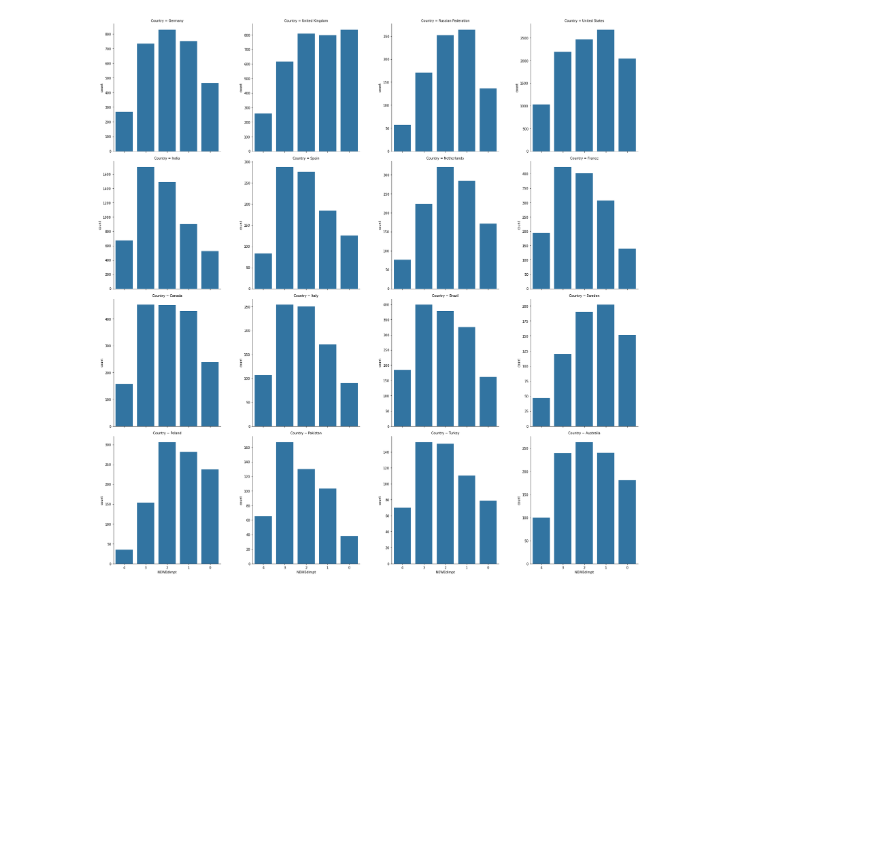
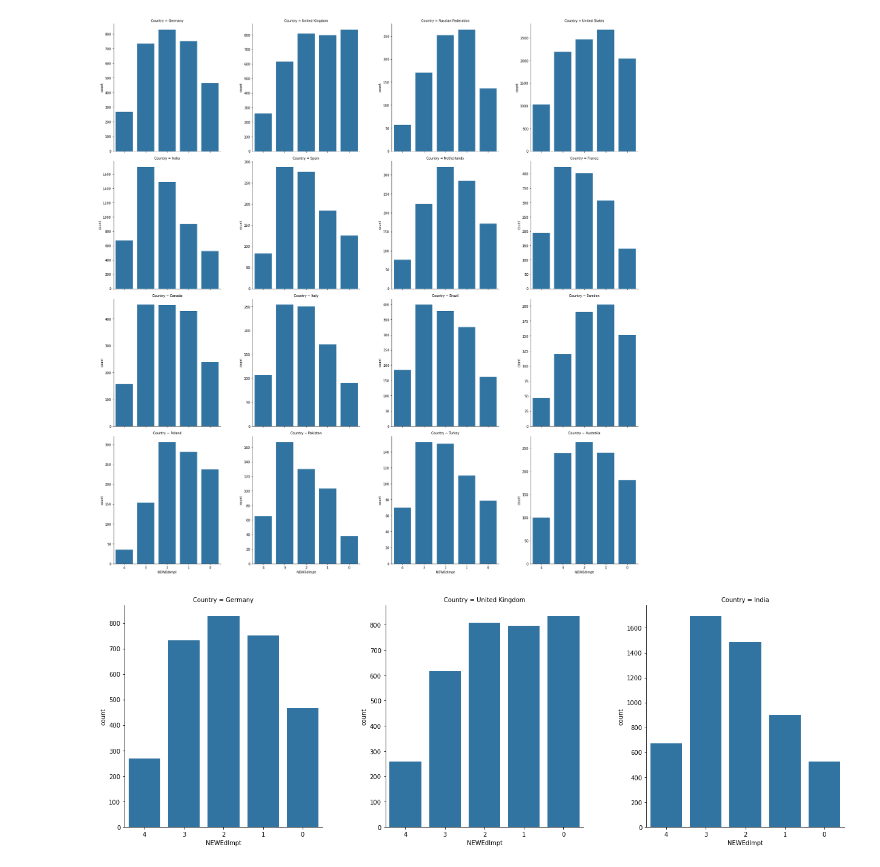
Before and after one commit to msenser/stackoverflow_project, a Jupyter notebook: ImportanceOfFormalEducation.ipynb, the cells around one changed output. Drawn from its saved outputs; the diff is of its cells as text; code cells hidden in the pictures; blank space fills up the shorter version.

```diff
--- a/ImportanceOfFormalEducation.ipynb
+++ b/ImportanceOfFormalEducation.ipynb
@@ -97,3 +97,12 @@ plot_country_importance.set_xticklabels([4,3,2,1,0]);
 [figure]
 # %%
 #It seems that the distribution depends strongly on the respective countries.
+# %%
+# plot for 3 interesting countries
+df_country3 = df[df['Country'].isin(["Germany", "India", "United Kingdom"])]
+plot_country_importance = sb.FacetGrid(data = df_country3, col = "Country", height = 6,
+col_wrap = 3, sharey=False)
+plot_country_importance.map(sb.countplot,"NEWEdImpt", color = base_color, order = importance_order)
+plot_country_importance.set_xticklabels([4,3,2,1,0]);
+# %% [output]
+[figure, added]
```
Also changed, not shown: parts of 1 cell of this notebook, 2 other files.
